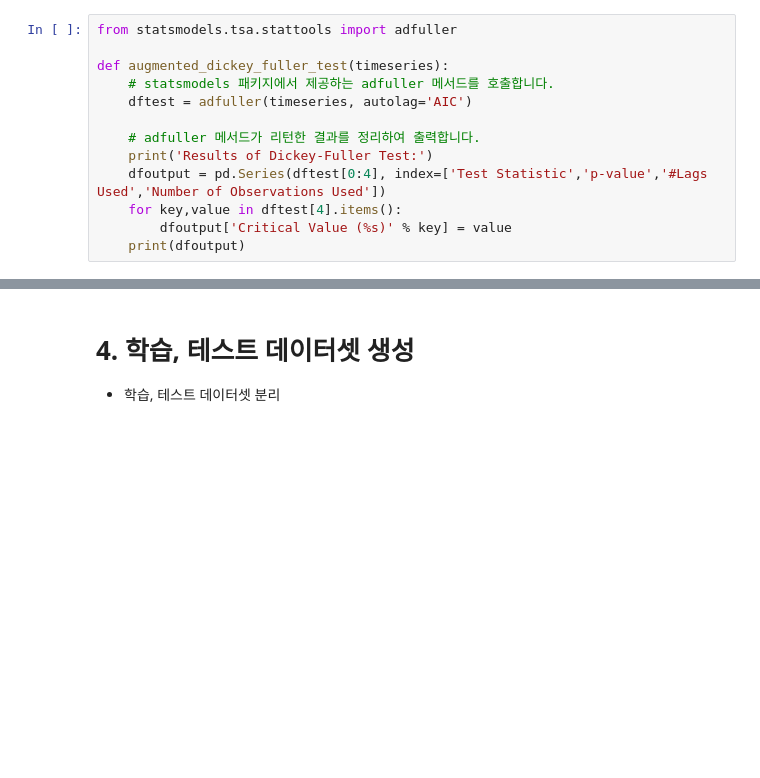
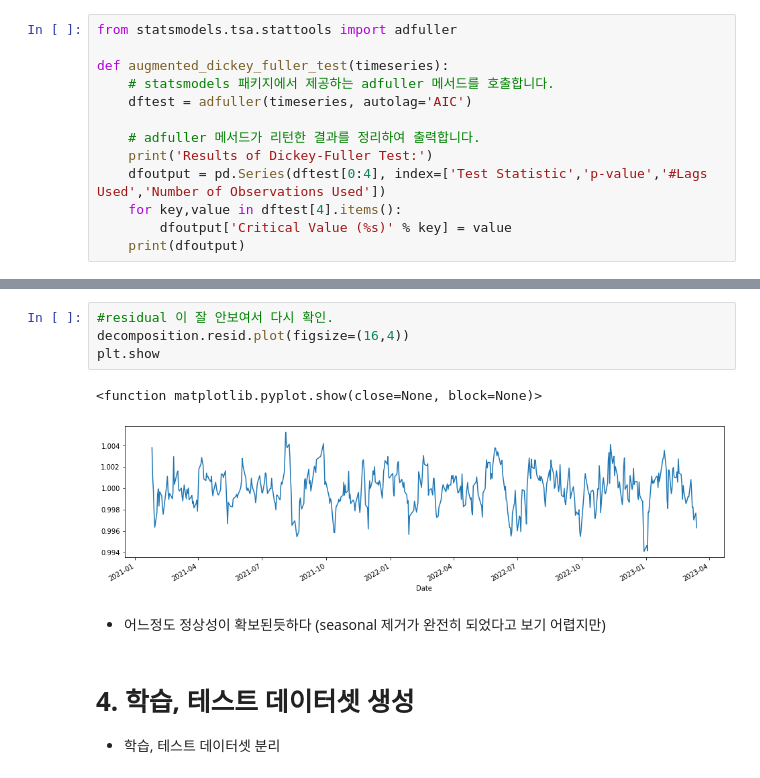
Before and after one commit to purplefish06/AIFFEL_Explolation, a Jupyter notebook: [E-04]TimeSeries_prediction.ipynb, the cells around one changed output, grey strips where cells are left out. Saved outputs shown, nothing was run; the diff lists cells and outputs as text; blank space fills up the shorter version.

```diff
--- a/[E-04]TimeSeries_prediction.ipynb
+++ b/[E-04]TimeSeries_prediction.ipynb
@@ -133,3 +139,12 @@ plt.show()
+# %%
+#residual 이 잘 안보여서 다시 확인.
+decomposition.resid.plot(figsize=(16,4))
+plt.show
+# %% [output]
+<function matplotlib.pyplot.show(close=None, block=None)>
+[figure, added]
+# %% [markdown]
+- 어느정도 정상성이 확보된듯하다 (seasonal 제거가 완전히 되었다고 보기 어렵지만)
 # %% [markdown]
 # 4. 학습, 테스트 데이터셋 생성
 - 학습, 테스트 데이터셋 분리
```
Also changed, not shown: parts of 41 cells of this notebook.
